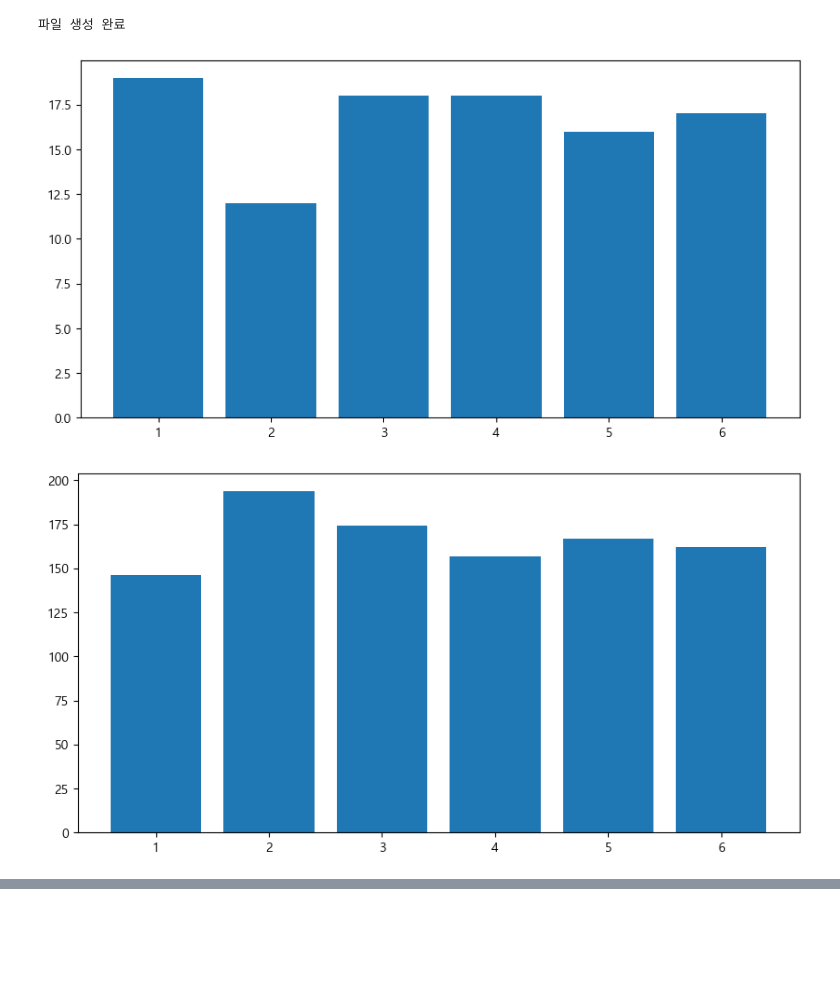
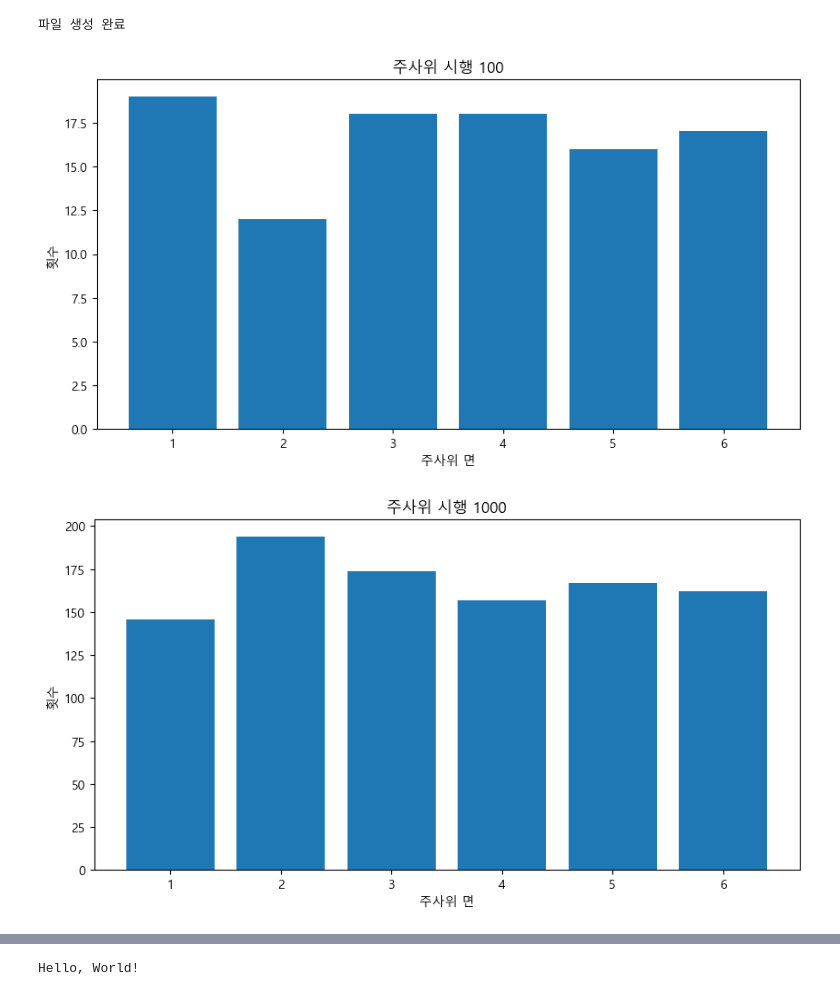
Before and after one commit to sohyeonjung/HW6_JSH, a Jupyter notebook: q2/q2.ipynb, the cells around one changed output, grey strips where cells are left out. Drawn from its saved outputs; the diff is of its cells as text; code cells hidden in the pictures; blank space fills up the shorter version.

```diff
--- a/q2/q2.ipynb
+++ b/q2/q2.ipynb
@@ -92,6 +92,7 @@ if __name__ == '__main__':
 import matplotlib.pyplot as plt
 plt.rcParams['font.family'] ='Malgun Gothic'
 plt.rcParams['axes.unicode_minus'] =False
+
 
 
 def main():
@@ -121,33 +122,46 @@ def main():
             for i in range(1, 7):
                 a4.append(int(row[i]))
 
     xlist=[1,2,3,4,5,6]
 
+
+
     plt.figure(figsize = (10, 5))
     plt.bar(xlist, a1)
+    plt.title('주사위 시행 100')
+    plt.xlabel('주사위 면')
+    plt.ylabel('횟수')
     plt.show()
 
 
     plt.figure(figsize = (10, 5))
     plt.bar(xlist, a2)
+    plt.title('주사위 시행 1000')
+    plt.xlabel('주사위 면')
+    plt.ylabel('횟수')
     plt.show()
 
     plt.figure(figsize = (10, 5))
     plt.bar(xlist, a3)
+    plt.title('주사위 시행 10000')
+    plt.xlabel('주사위 면')
+    plt.ylabel('횟수')
     plt.show()
 
     plt.figure(figsize = (10, 5))
     plt.bar(xlist, a4)
+    plt.title('주사위 시행 100000')
+    plt.xlabel('주사위 면')
+    plt.ylabel('횟수')
     plt.show()
-
 
 
 
 if __name__ == '__main__':
 
 
 
     main()
 # %% [output]
-[figure, old version]
+[figure, new version]
-[figure, old version]
+[figure, new version]
@@ -155,0 +170 @@ if __name__ == '__main__':
+Hello, World!
```
Also changed, not shown: parts of 1 cell of this notebook, 5 other files.
